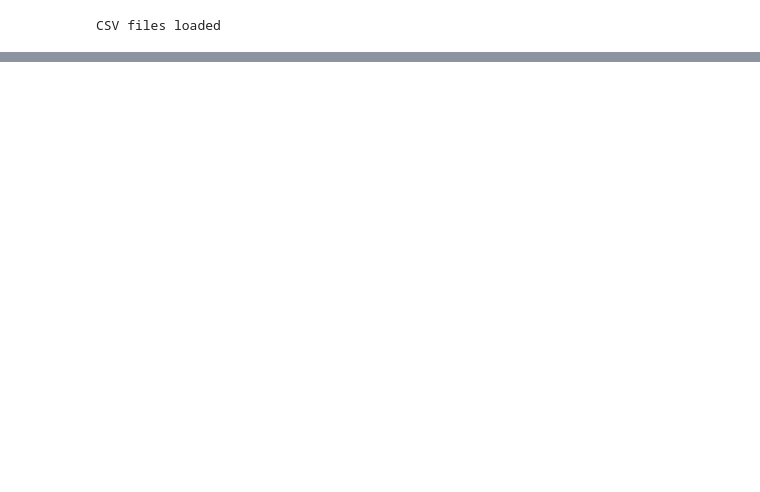
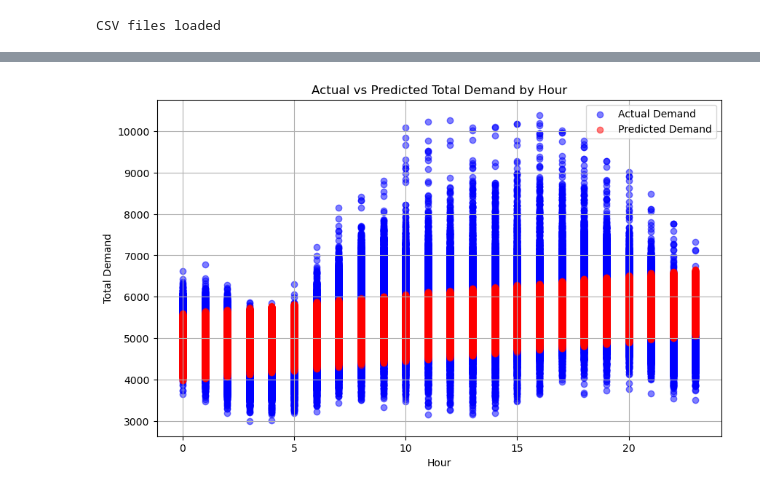
Before and after one commit to harjask-7/ADS1002-project, a Jupyter notebook: notebooks/tymon/Model/VIC-Model-Hour.ipynb, the cells around one changed output, grey strips where cells are left out. Saved outputs shown, nothing was run; the diff lists cells and outputs as text; code cells hidden in the pictures; blank space fills up the shorter version.

```diff
--- a/notebooks/tymon/Model/VIC-Model-Hour.ipynb
+++ b/notebooks/tymon/Model/VIC-Model-Hour.ipynb
@@ -156,0 +251,91 @@ plt.show()
+# %%
+import pandas as pd
+import matplotlib.pyplot as plt
+import seaborn as sns
+import numpy as np
+import glob
+from sklearn.linear_model import LinearRegression
+from sklearn.metrics import mean_absolute_error, mean_squared_error
+from sklearn.model_selection import train_test_split
+from sklearn.preprocessing import OneHotEncoder
+
+# Select demand for Victoria and sort in order of date
+demand = glob.glob("/Users/Coder/Desktop/ADS1002-project/data/processed/VIC_clean.csv")
+demand.sort()
+
+df_list = [pd.read_csv(f) for f in demand]
+if df_list:
+    print("CSV files loaded")
+else:
+    print("No CSV files were loaded.")
+
+df = pd.concat(df_list, ignore_index=True)
+
+# Parse datetime column
+df['Datetime'] = df['Datetime'].str.replace(r'\+.*$', '', regex=True)  # Remove timezone
+df['Datetime'] = pd.to_datetime(df['Datetime'], format="%Y-%m-%d %H:%M:%S")
+
+# Extract features
+df['Hour'] = df['Datetime'].dt.hour
+df['Year'] = df['Datetime'].dt.year
+df['Month'] = df['Datetime'].dt.month
+df['Day'] = df['Datetime'].dt.day_name()  # Day as string (e.g., "Monday")
+df['Is_Weekend'] = df['Day'].isin(['Saturday', 'Sunday'])
+
+# Prepare features and target
+# One-hot encode the 'Day' column
+encoder = OneHotEncoder(drop='first', sparse_output=False)  # drop='first' to avoid multicollinearity
+day_encoded = encoder.fit_transform(df[['Day']])
+day_encoded_df = pd.DataFrame(day_encoded, columns=encoder.get_feature_names_out(['Day']))
+
+# Combine encoded days with other features
+X = pd.concat([df[['Hour', 'Year', 'Month', 'Is_Weekend']].reset_index(drop=True), day_encoded_df], axis=1)
+y = df['Total Demand']
+
+# Handle any missing values
+df = df.dropna(subset=['Hour', 'Year', 'Month', 'Is_Weekend', 'Total Demand'])
+X = X.dropna()
+y = y[X.index]  # Align y with X after dropping NaN
+
+# Train-test split
+X_train, X_test, y_train, y_test = train_test_split(X, y, test_size=0.2, random_state=42)
+
+# Train the LinearRegression model
+model = LinearRegression()
+model.fit(X_train, y_train)
+
+# Predict on test set
+y_pred = model.predict(X_test)
+
+# Evaluate the model
+mse = mean_squared_error(y_test, y_pred)
+mae = mean_absolute_error(y_test, y_pred)
+print(f"Mean Squared Error: {mse:.2f}")
+print(f"Mean Absolute Error: {mae:.2f}")
+
+# Visualize actual vs predicted values
+plt.figure(figsize=(10, 6))
+plt.scatter(X_test['Hour'], y_test, color='blue', label='Actual Demand', alpha=0.5)
+plt.scatter(X_test['Hour'], y_pred, color='red', label='Predicted Demand', alpha=0.5)
+plt.title('Actual vs Predicted Total Demand by Hour')
+plt.xlabel('Hour')
+plt.ylabel('Total Demand')
+plt.legend()
+plt.grid(True)
+plt.show()
+
+# Example prediction for a specific date and time (e.g., today: 2025-10-13, 15:25)
+new_data = pd.DataFrame({
+    'Hour': [15],  # Current hour (3:25 PM = 15)
+    'Year': [2025],  # Current year
+    'Month': [10],  # Current month
+    'Is_Weekend': [False]  # Today is Monday, not a weekend
+})
+# Encode the day for the new data
+new_day_encoded = encoder.transform(pd.DataFrame({'Day': ['Monday']}))
+new_day_encoded_df = pd.DataFrame(new_day_encoded, columns=encoder.get_feature_names_out(['Day']))
+new_data = pd.concat([new_data.reset_index(drop=True), new_day_encoded_df], axis=1)
+
+predicted_demand = model.predict(new_data)
+print(f"Predicted Demand for 2025-10-13 15:25 (Monday): {predicted_demand[0]:.2f}")
+# %% [output]
@@ -156,0 +345 @@ plt.show()
+[figure, added]
```
Also changed, not shown: parts of 4 cells of this notebook, 5 other files.
